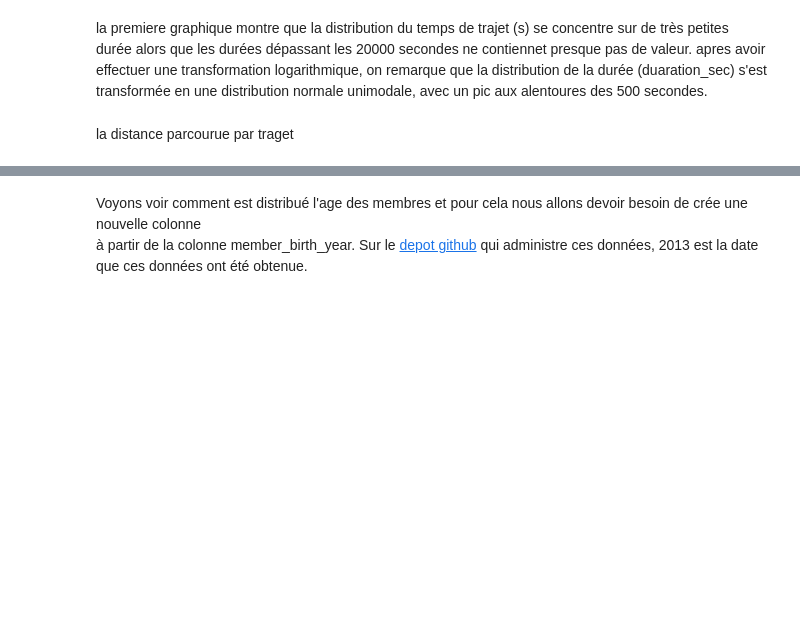
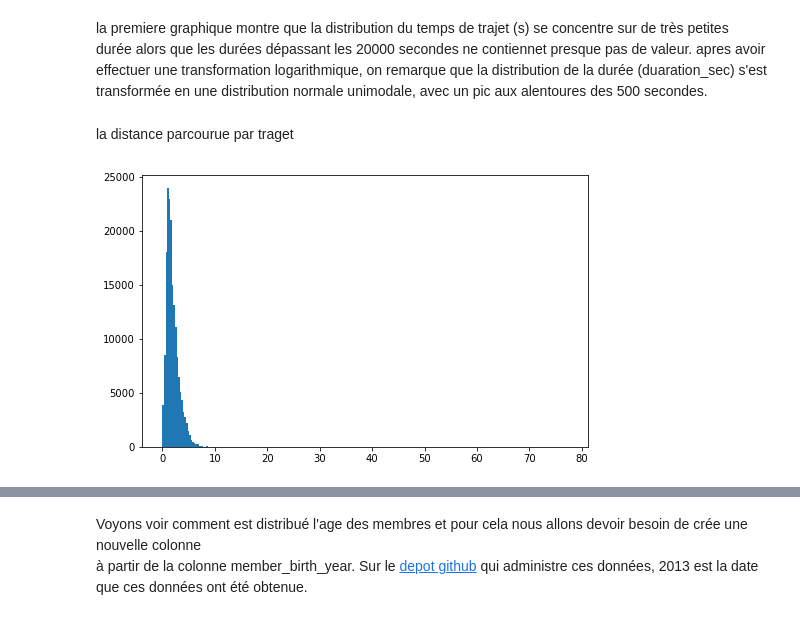
Before and after one commit to ibsom/system_ford_gobike, a Jupyter notebook: Part_I_exploration_FordGoBike.ipynb, the cells around one changed output, grey strips where cells are left out. Cells and saved outputs as stored; diff of their text form; code cells hidden in the pictures; blank space fills up the shorter version.

```diff
--- a/Part_I_exploration_FordGoBike.ipynb
+++ b/Part_I_exploration_FordGoBike.ipynb
@@ -246,4 +246,10 @@ def distance_geo(latA, longA, latB, longB, k = 1.852):
     return np.round(k * z * 60, 1)
 
 df_bike['distance'] = distance_geo(df_bike.start_station_latitude, df_bike.start_station_longitude, df_bike.end_station_latitude, df_bike.end_station_longitude)
+# %%
+plt.figure(figsize = [8, 5])
+bins = np.arange(0, df_bike.distance.max()+0.3, 0.3)
+plt.hist(data = df_bike, x = 'distance', bins = bins);
+# %% [output]
+[figure, added]
 # %%
```
Also changed, not shown: parts of 9 cells of this notebook.
